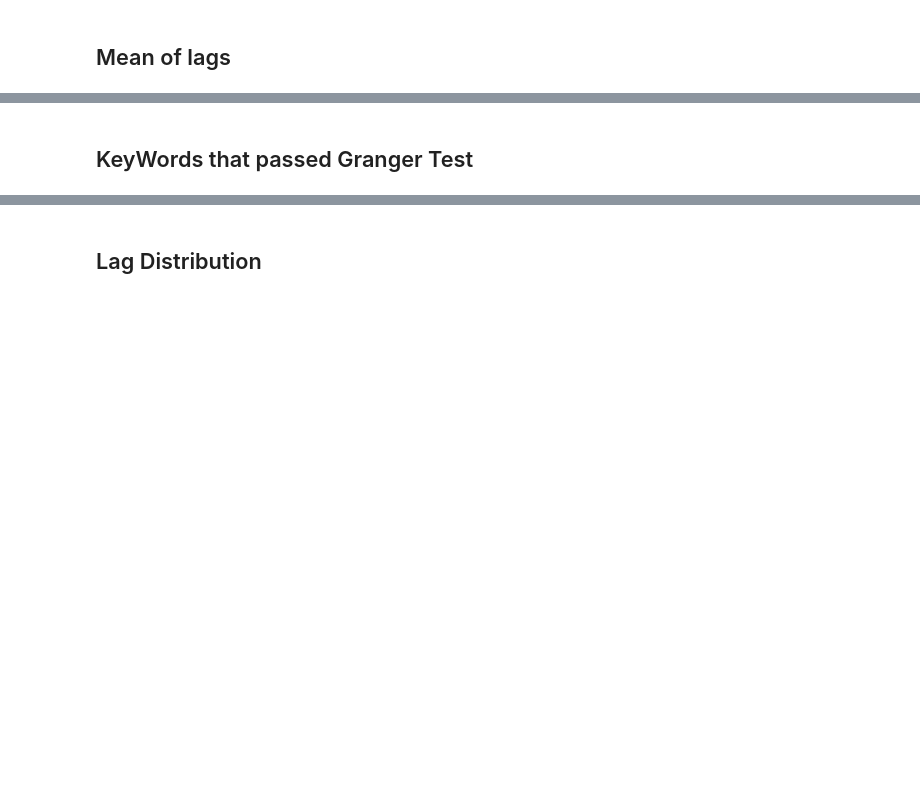
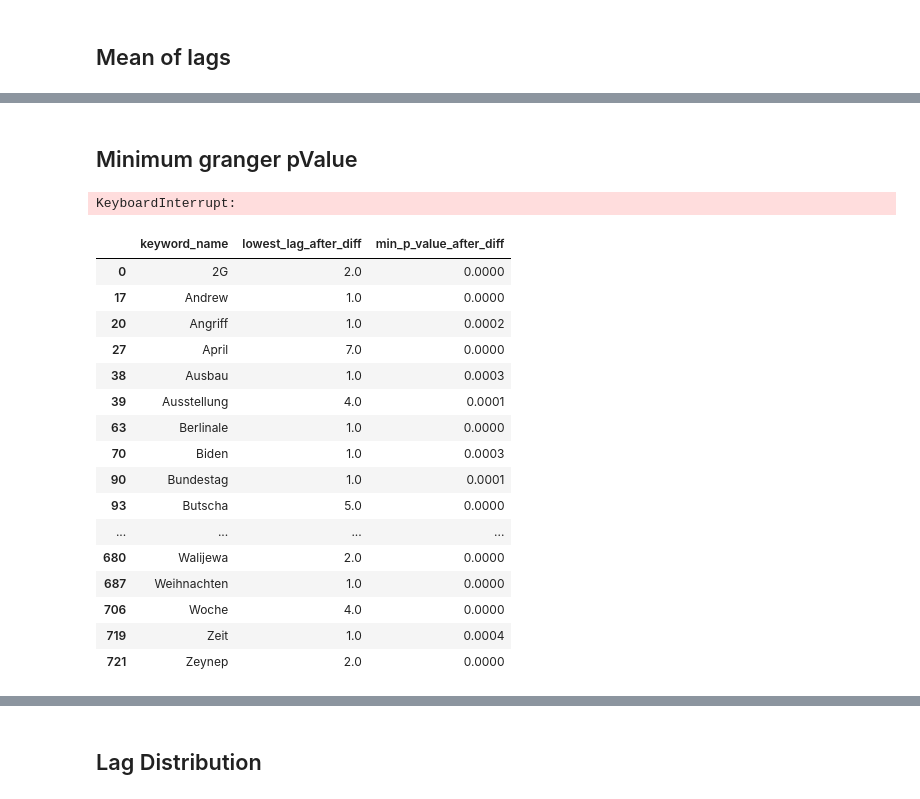
Before and after one commit to JanSchuck/Bachelorthesis, a Jupyter notebook: Analysis/Analysis_Granger.ipynb, the cells around one changed output, grey strips where cells are left out. Cells and saved outputs as stored; diff of their text form; code cells hidden in the pictures; blank space fills up the shorter version.

```diff
--- a/Analysis/Analysis_Granger.ipynb
+++ b/Analysis/Analysis_Granger.ipynb
@@ -51,5 +127,43 @@ Positive Grangers: 28.38
-# %% [markdown]
-## KeyWords that passed Granger Test
+# %% [markdown]
+## Minimum granger pValue
+# %%
+
+
+test_cases =["News_grangerCauses_Wikipedia", "Wikipedia_grangerCauses_News"]
+for test_case_name in test_cases:
+    wiki_list = test_cases[[f"ssr_ftest_pValue_lag1_after_diff_{test_case_name}" ,f'ssr_ftest_pValue_lag2_after_diff_{test_case_name}' , f"ssr_ftest_pValue_lag3_after_diff_{test_case_name}" , f"ssr_ftest_pValue_lag4_after_diff_{test_case_name}" , f"ssr_ftest_pValue_lag5_after_diff_{test_case_name}" , f"ssr_ftest_pValue_lag6_after_diff_{test_case_name}" , f"ssr_ftest_pValue_lag7_after_diff_{test_case_name}"]] .values.tolist()
+
+    result_lst = []
+    for row in wiki_list:
+        min_value = min(row)
+        result_lst.append(min_value)
+
+    test_cases[f"min_p_value_after_diff_{test_case_name}"] = result_lst
+
+test_cases
+# %% [output]
+KeyboardInterrupt:
+# %%
+test = df[["keyword_name","lowest_lag_after_diff","min_p_value_after_diff"]]
+test[test["min_p_value_after_diff"] < 0.0005]
+# %% [output]
+|  | keyword_name | lowest_lag_after_diff | min_p_value_after_diff |
+| 0 | 2G | 2.0 | 0.0000 |
+| 17 | Andrew | 1.0 | 0.0000 |
+| 20 | Angriff | 1.0 | 0.0002 |
+| 27 | April | 7.0 | 0.0000 |
+| 38 | Ausbau | 1.0 | 0.0003 |
+| 39 | Ausstellung | 4.0 | 0.0001 |
+| 63 | Berlinale | 1.0 | 0.0000 |
+| 70 | Biden | 1.0 | 0.0003 |
+| 90 | Bundestag | 1.0 | 0.0001 |
+| 93 | Butscha | 5.0 | 0.0000 |
+| ... | ... | ... | ... |
+| 680 | Walijewa | 2.0 | 0.0000 |
+| 687 | Weihnachten | 1.0 | 0.0000 |
+| 706 | Woche | 4.0 | 0.0000 |
+| 719 | Zeit | 1.0 | 0.0004 |
+| 721 | Zeynep | 2.0 | 0.0000 |
 # %%
 positive_granger_rows = News_grangers_Wiki_df[~News_grangers_Wiki_df['lowest_lag_after_diff'].isna()]
 positive_granger_rows
```
Also changed, not shown: parts of 11 cells of this notebook.
